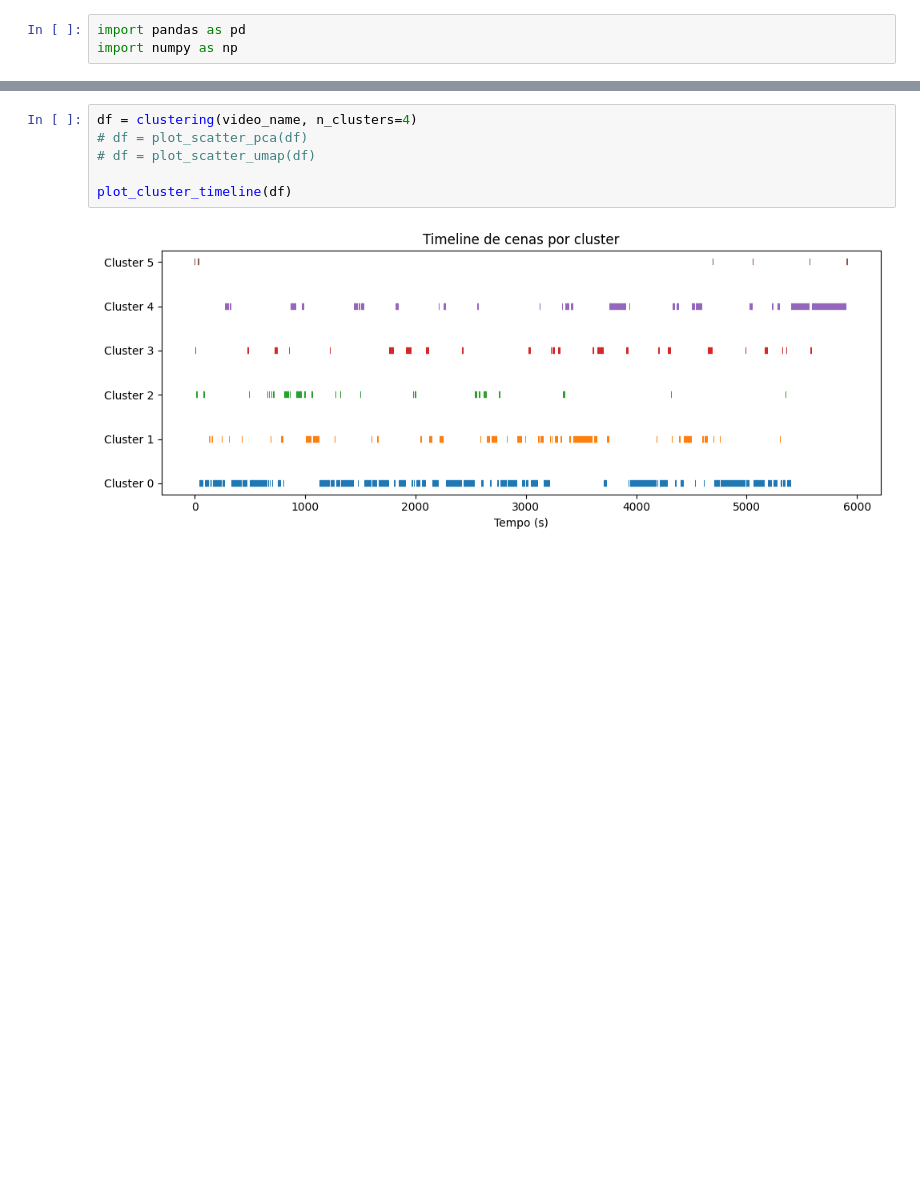
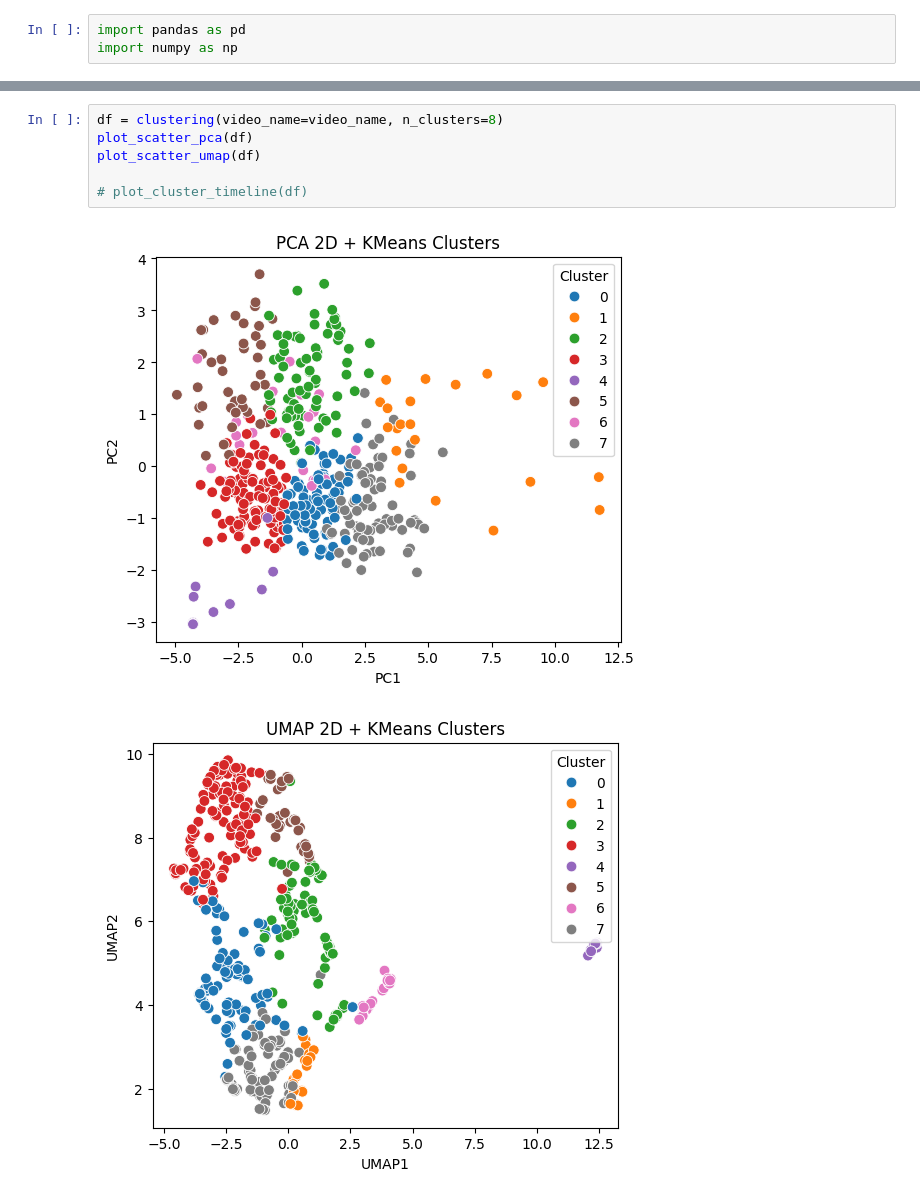
Before and after one commit to rafacoelho4/cinematic-data-clustering, a Jupyter notebook: notebooks/demo.ipynb, the cells around one changed output, grey strips where cells are left out. Cells and saved outputs as stored; diff of their text form; blank space fills up the shorter version.

```diff
--- a/notebooks/demo.ipynb
+++ b/notebooks/demo.ipynb
@@ -71,8 +80,9 @@ plot_color_features(df)
 # %%
-df = clustering(video_name, n_clusters=4)
-# df = plot_scatter_pca(df)
-# df = plot_scatter_umap(df)
+df = clustering(video_name=video_name, n_clusters=8)
+plot_scatter_pca(df)
+plot_scatter_umap(df)
 
-plot_cluster_timeline(df)
+# plot_cluster_timeline(df)
 # %% [output]
-[figure, old version]
+[figure, new version]
+[figure, added]
```
Also changed, not shown: parts of 9 cells of this notebook, 8 other files.
